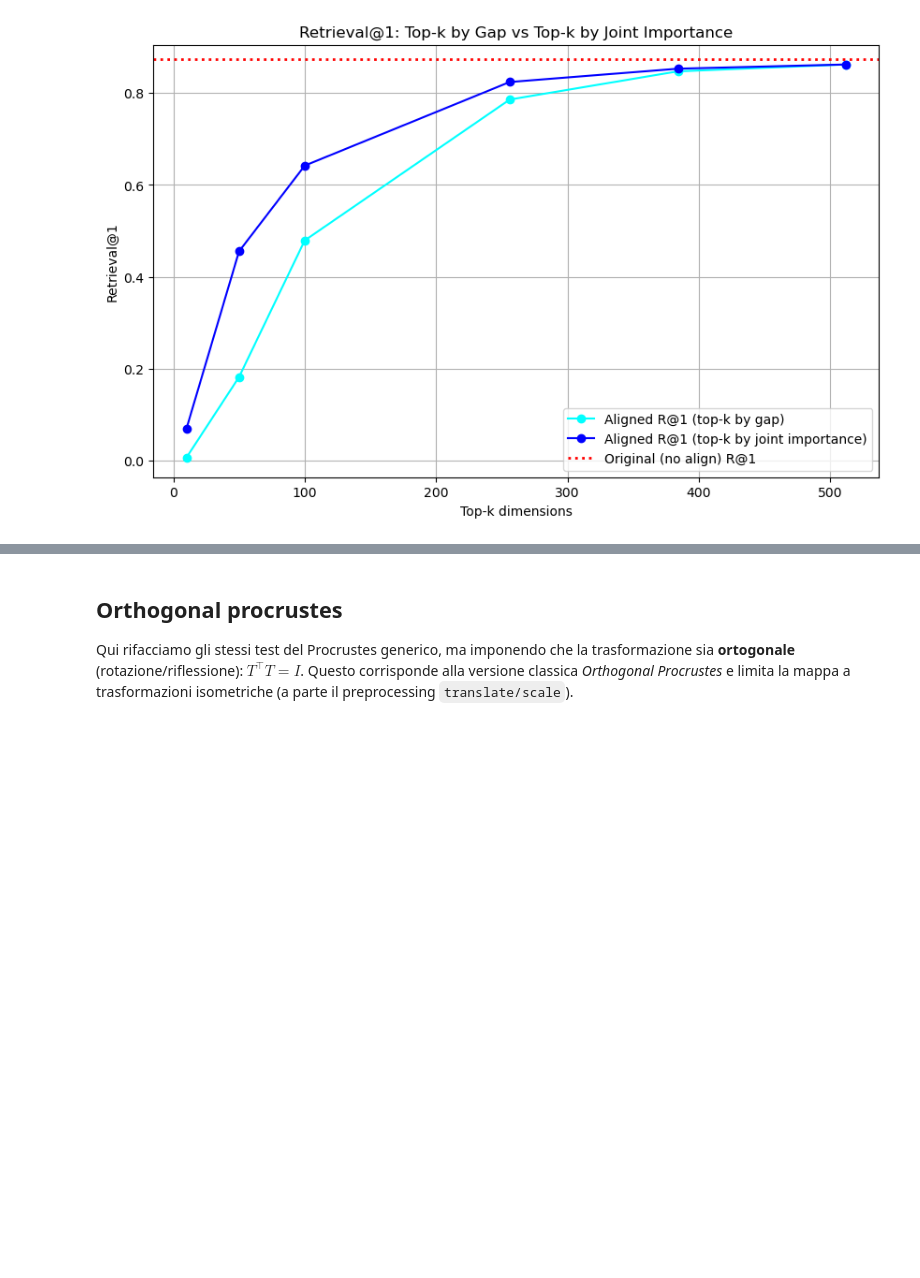
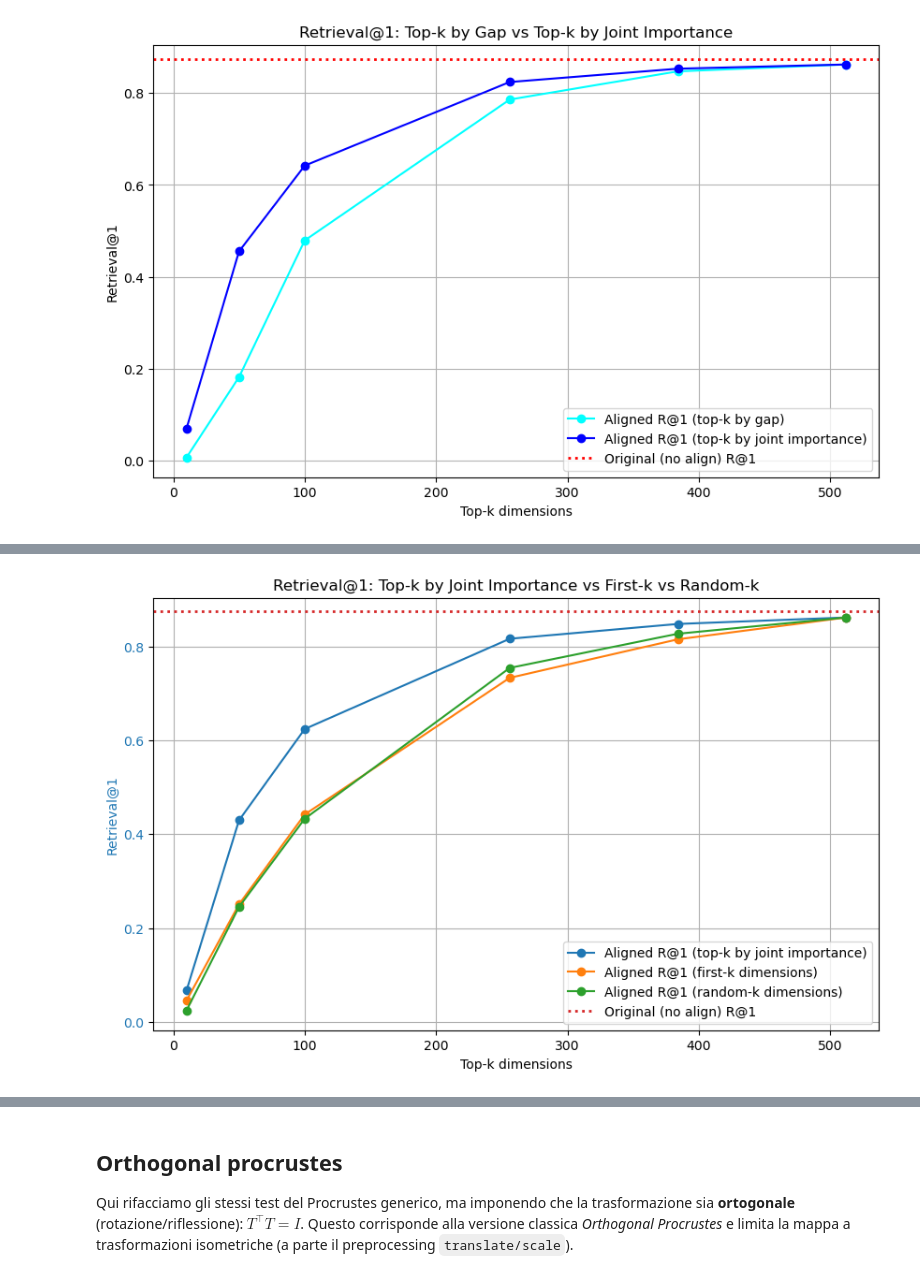
Before and after one commit to manu-kick/Deep-subspace-aligment-and-modality-gap-dimensions, a Jupyter notebook: analysis/procrustes_clip.ipynb, the cells around one changed output, grey strips where cells are left out. Cells and saved outputs as stored; diff of their text form; code cells hidden in the pictures; blank space fills up the shorter version.

Commit message:
preliminary analysis on the top k selected dim for retrieval against random and first k dimensions baselines

```diff
--- a/analysis/procrustes_clip.ipynb
+++ b/analysis/procrustes_clip.ipynb
@@ -1762,0 +1767,19 @@ plt.show()
+# %%
+# Over the k sweep, compare the retrieval performance of using top-k dimensions by gap vs top-k dimensions by joint importance, and also compare with using random k dimensions as a baseline and first-k dimensions as another baseline.
+# This will help us understand if the top-k by gap or top-k by joint importance are actually more effective for retrieval than random or first-k dimensions.
+k_sweep = [10, 50, 100, 256, 384, 512]
+results_joint = dict()
+result_first_k = dict()
+result_random_k = dict()
+for k in k_sweep:
+    top_k_dims_joint = analysis["top"]["impJ"][:k]  # top-k by joint importance
+    results_joint[k] = retrieval_with_top_k_dims_semantic_importance(test_loader, top_k_dims_joint, sub_model, device="cpu")
+
+    top_k_dims_gap = analysis["top"]["gap"][:k]  # top-k by gap
+    result_first_k[k] = retrieval_with_top_k_dims_semantic_importance(test_loader, top_k_dims_gap, sub_model, device="cpu")
+
+    first_k = list(range(k))  # first-k dimensions
+    result_first_k[k] = retrieval_with_top_k_dims_semantic_importance(test_loader, first_k, sub_model, device="cpu")
+
+    random_dims = np.random.choice(512, size=k, replace=False)
+    result_random_k[k] = retrieval_with_top_k_dims_semantic_importance(test_loader, random_dims, sub_model, device="cpu")
@@ -1763 +1806,45 @@ plt.show()
+# %%
+# Now we can plot it @ retrieval@1 for the three criteria (joint importance, first-k, random) and also the gap for reference on the same plot.
+fig, ax1 = plt.subplots(figsize=(10, 6))
+color_joint = "tab:blue"
+color_first_k = "tab:orange"
+color_random = "tab:green"
+color_gap = "tab:red"
+ax1.set_xlabel("Top-k dimensions")
+ax1.set_ylabel("Retrieval@1", color=color_joint)
+ax1.plot(
+    k_sweep,
+    [results_joint[k]["retrieval_aligned"][1] for k in k_sweep],
+    marker="o",
+    label="Aligned R@1 (top-k by joint importance)",
+    color=color_joint
+)
+ax1.plot(
+    k_sweep,
+    [result_first_k[k]["retrieval_aligned"][1] for k in k_sweep],
+    marker="o",
+    label="Aligned R@1 (first-k dimensions)",
+    color=color_first_k
+)
+ax1.plot(
+    k_sweep,
+    [result_random_k[k]["retrieval_aligned"][1] for k in k_sweep],
+    marker="o",
+    label="Aligned R@1 (random-k dimensions)",
+    color=color_random
+)
+ax1.axhline(
+    avg_retrieval_original[1],
+    color=color_gap,
+    linestyle=":",
+    linewidth=2,
+    label="Original (no align) R@1"
+)
+ax1.tick_params(axis="y", labelcolor=color_joint)
+ax1.legend(loc="lower right")
+plt.title("Retrieval@1: Top-k by Joint Importance vs First-k vs Random-k")
+plt.grid(True)
+plt.show()
+# %% [output]
+[figure, added]
 # %%
```
Also changed, not shown: parts of 4 cells of this notebook.
